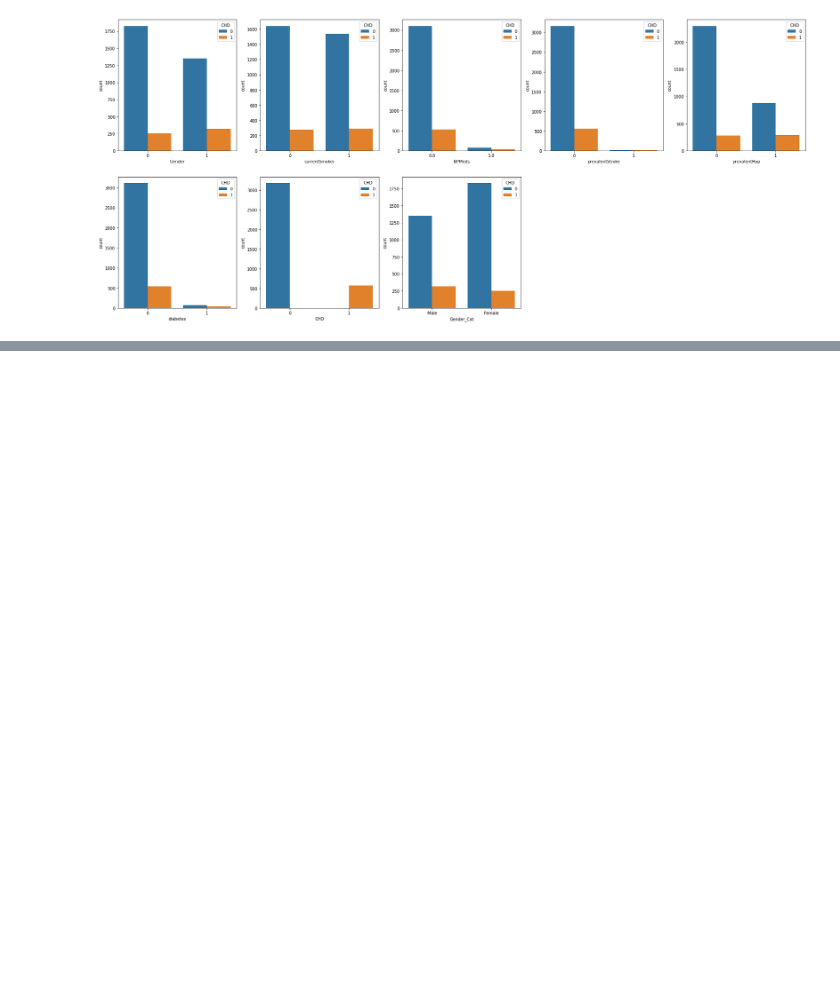
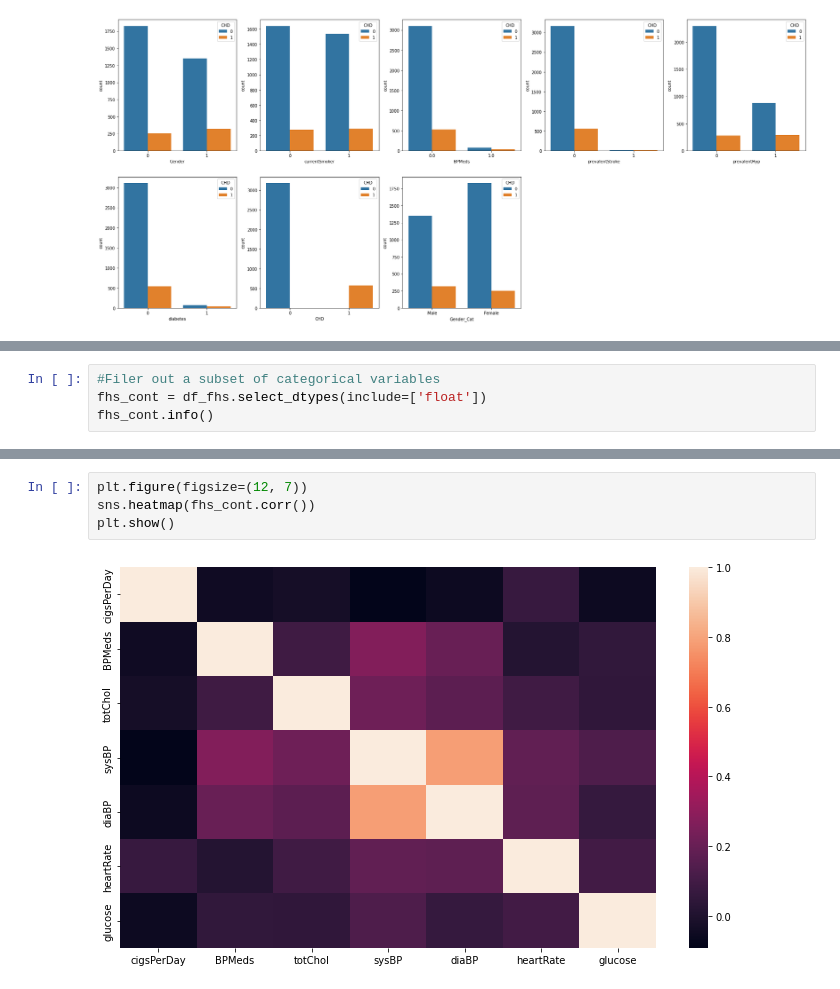
Before and after one commit to dine18/Dissertation-Project, a Jupyter notebook: HDP/HDPML.ipynb, the cells around one changed output, grey strips where cells are left out. Cells and saved outputs as stored; diff of their text form; blank space fills up the shorter version.

```diff
--- a/HDP/HDPML.ipynb
+++ b/HDP/HDPML.ipynb
@@ -369,0 +372,4 @@ for i in enumerate(fhs_cat.columns):
+# %%
+#Filer out a subset of categorical variables
+fhs_cont = df_fhs.select_dtypes(include=['float'])
+fhs_cont.info()
@@ -369,0 +403,6 @@ for i in enumerate(fhs_cat.columns):
+# %%
+plt.figure(figsize=(12, 7))
+sns.heatmap(fhs_cont.corr())
+plt.show()
+# %% [output]
+[figure, added]
```
Also changed, not shown: parts of 9 cells of this notebook.
